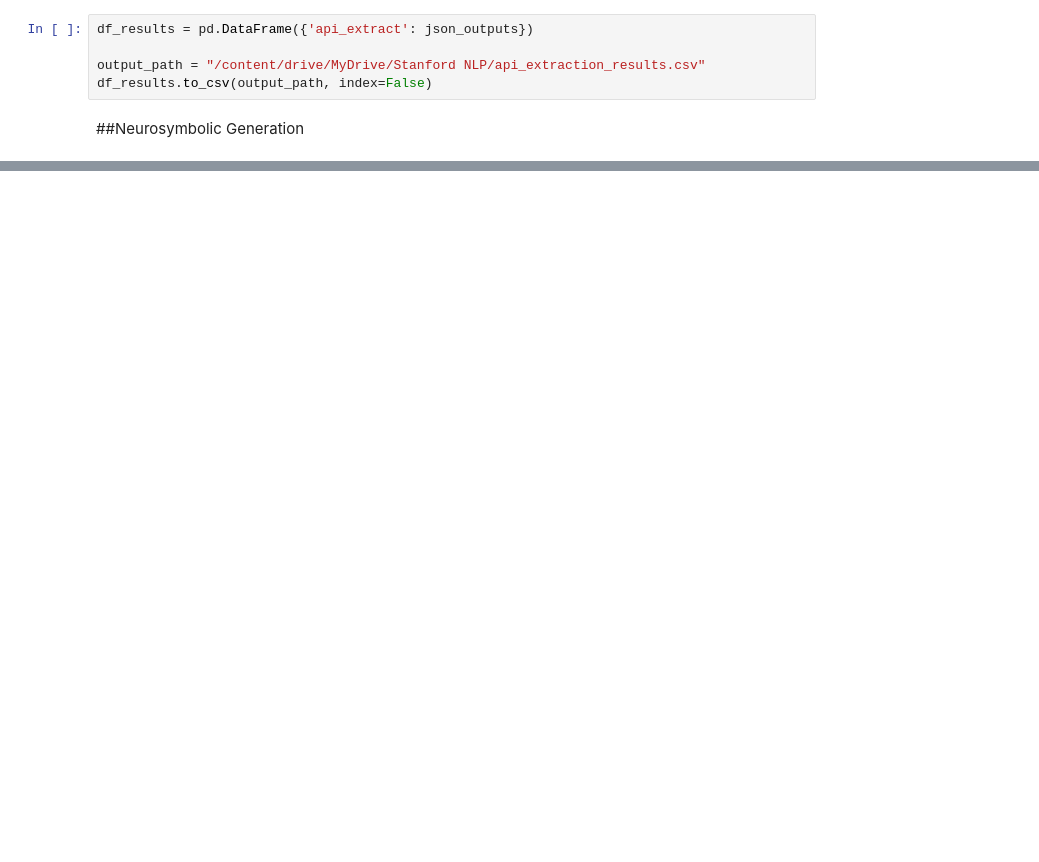
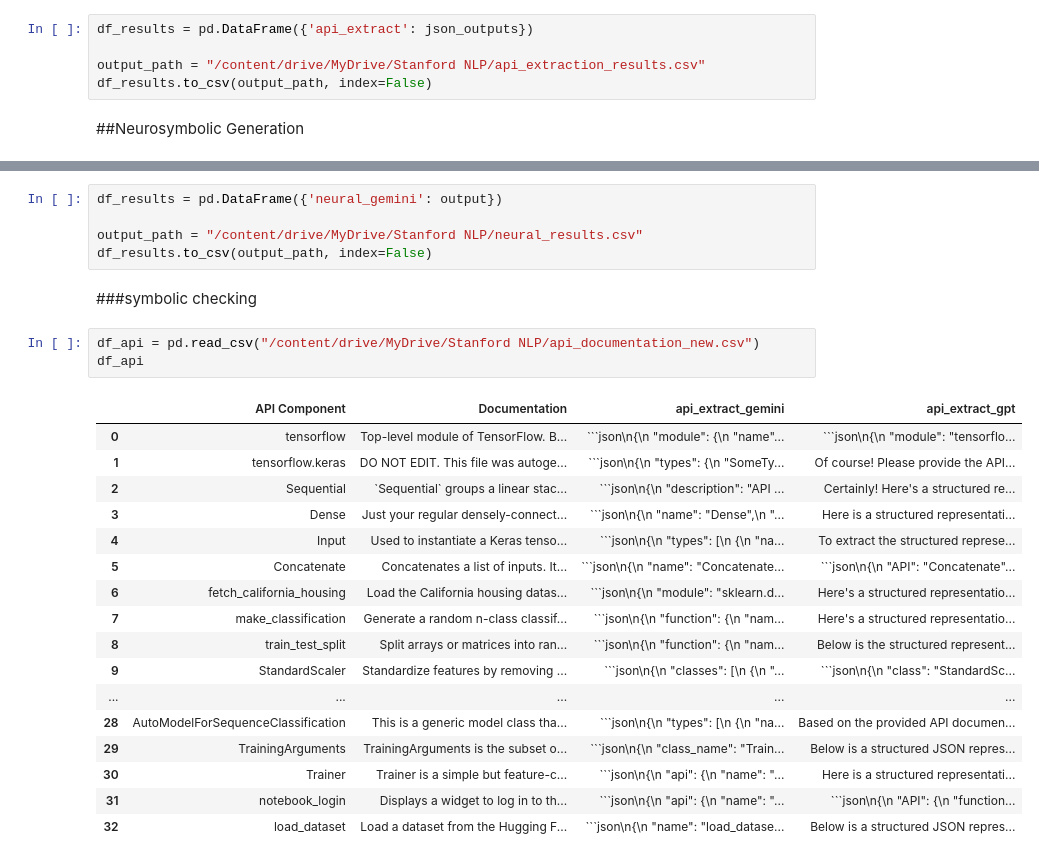
Before and after one commit to NeeharikaGupta/Neurosymbolic-API-Synthesis, a Jupyter notebook: gemini.ipynb, the cells around one changed output, grey strips where cells are left out. Drawn from its saved outputs; the diff is of its cells as text; blank space fills up the shorter version.

````diff
--- a/gemini.ipynb
+++ b/gemini.ipynb
@@ -253,0 +325,28 @@ df_results.to_csv(output_path, index=False)
+# %%
+df_results = pd.DataFrame({'neural_gemini': output})
+
+output_path = "/content/drive/MyDrive/Stanford NLP/neural_results.csv"
+df_results.to_csv(output_path, index=False)
+# %% [markdown]
+###symbolic checking
+# %%
+df_api = pd.read_csv("/content/drive/MyDrive/Stanford NLP/api_documentation_new.csv")
+df_api
+# %% [output]
+|  | API Component | Documentation | api_extract_gemini | api_extract_gpt |
+| 0 | tensorflow | Top-level module of TensorFlow. B... | ```json\n{\n "module": {\n "name"... | ```json\n{\n "module": "tensorflo... |
+| 1 | tensorflow.keras | DO NOT EDIT. This file was autoge... | ```json\n{\n "types": {\n "SomeTy... | Of course! Please provide the API... |
+| 2 | Sequential | `Sequential` groups a linear stac... | ```json\n{\n "description": "API ... | Certainly! Here's a structured re... |
+| 3 | Dense | Just your regular densely-connect... | ```json\n{\n "name": "Dense",\n "... | Here is a structured representati... |
+| 4 | Input | Used to instantiate a Keras tenso... | ```json\n{\n "types": [\n {\n "na... | To extract the structured represe... |
+| 5 | Concatenate | Concatenates a list of inputs. It... | ```json\n{\n "name": "Concatenate... | ```json\n{\n "API": "Concatenate"... |
+| 6 | fetch_california_housing | Load the California housing datas... | ```json\n{\n "module": "sklearn.d... | Here's a structured representatio... |
+| 7 | make_classification | Generate a random n-class classif... | ```json\n{\n "function": {\n "nam... | Here's a structured representatio... |
+| 8 | train_test_split | Split arrays or matrices into ran... | ```json\n{\n "function": {\n "nam... | Below is the structured represent... |
+| 9 | StandardScaler | Standardize features by removing ... | ```json\n{\n "classes": [\n {\n "... | ```json\n{\n "class": "StandardSc... |
+| ... | ... | ... | ... | ... |
+| 28 | AutoModelForSequenceClassification | This is a generic model class tha... | ```json\n{\n "types": [\n {\n "na... | Based on the provided API documen... |
+| 29 | TrainingArguments | TrainingArguments is the subset o... | ```json\n{\n "class_name": "Train... | Below is a structured JSON repres... |
+| 30 | Trainer | Trainer is a simple but feature-c... | ```json\n{\n "api": {\n "name": "... | Here is a structured representati... |
+| 31 | notebook_login | Displays a widget to log in to th... | ```json\n{\n "api": {\n "name": "... | ```json\n{\n "API": {\n "function... |
+| 32 | load_dataset | Load a dataset from the Hugging F... | ```json\n{\n "name": "load_datase... | Below is a structured JSON repres... |
````
Also changed, not shown: parts of 14 cells of this notebook, 47 other files.
